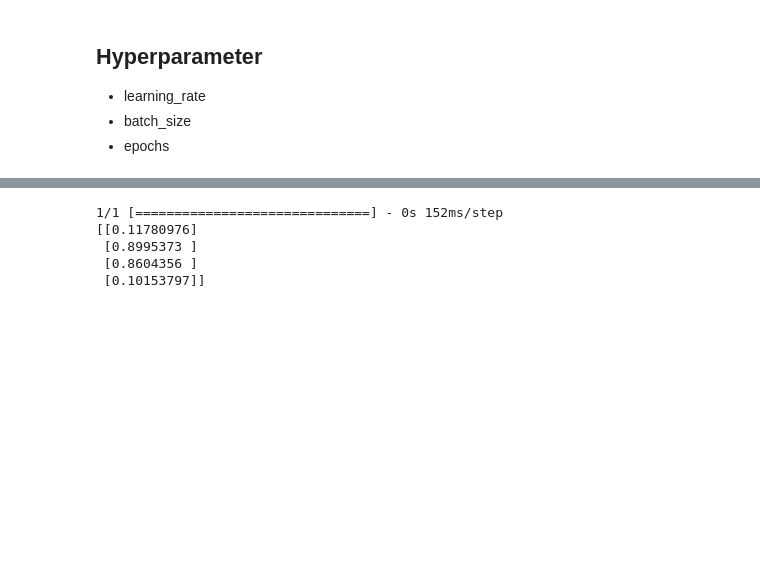
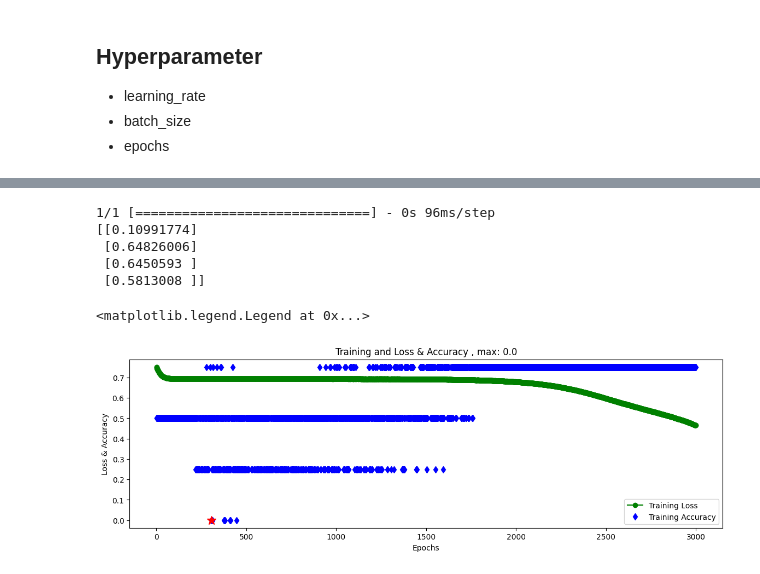
Before and after one commit to mixhub10/dl16, a Jupyter notebook: project/dl16_proj02_XOR_MLP.ipynb, the cells around one changed output, grey strips where cells are left out. Saved outputs shown, nothing was run; the diff lists cells and outputs as text; code cells hidden in the pictures; blank space fills up the shorter version.

```diff
--- a/project/dl16_proj02_XOR_MLP.ipynb
+++ b/project/dl16_proj02_XOR_MLP.ipynb
@@ -188,7 +188,9 @@ y_train = [[0], [1], [1], [0]]
 
 # MLP 모델을 정의
 model = tf.keras.models.Sequential([
-    tf.keras.layers.Dense(2, activation='sigmoid', input_shape=(2,)),
+    tf.keras.layers.Dense(10, activation='sigmoid', input_shape=(2,)),
+    tf.keras.layers.Dense(10, activation='sigmoid'),
+    tf.keras.layers.Dense(10, activation='sigmoid'),
     tf.keras.layers.Dense(1, activation='sigmoid')
 ])
 
@@ -196,8 +198,7 @@ model = tf.keras.models.Sequential([
 learning_rate = 0.1
 batch_size = 1
 epochs = 2000
-# %%
-
-# 모델을 컴파일
-model.compile(optimizer=tf.keras.optimizers.SGD(learning_rate),
-              loss=tf.keras.losses.mean_squared_error)
+# %%
+#optimizers = tf.keras.optimizers.SGD(learning_rate)
+# 모델을 컴파일
+model.compile( loss='binary_crossentropy',optimizer=tf.optimizers.Adam(lr=0.1), metrics = ['accuracy'])
@@ -204,5 +207,5 @@ model.compile(optimizer=tf.keras.optimizers.SGD(learning_rate),
 # %%
 
 # 모델을 학습
-model.fit(x_train, y_train, batch_size=batch_size, epochs=epochs)
+history = model.fit(x_train, y_train, batch_size=batch_size, epochs=epochs)
 # %% [output]
@@ -230,8 +232,30 @@ Epoch 2000/2000
 y_pred = model.predict(x_train)
 print(y_pred)
 # %% [output]
-1/1 [==============================] - 0s 152ms/step
-[[0.11780976]
- [0.8995373 ]
- [0.8604356 ]
- [0.10153797]]
+1/1 [==============================] - 0s 96ms/step
+[[0.10991774]
+ [0.64826006]
+ [0.6450593 ]
+ [0.5813008 ]]
+# %%
+# Training graph
+import matplotlib.pylab as plt
+history_dict = history.history
+loss = history_dict['loss']
+accuracy = history_dict['accuracy']
+
+epochs = range(1, len(loss) + 1)
+
+plt.figure(figsize=(14, 4))
+
+plt.subplot(1,1,1)
+plt.plot(epochs, loss, 'go-', label='Training Loss')
+plt.plot(epochs, accuracy, 'bd', label='Training Accuracy')
+plt.plot(np.argmin(np.array(accuracy))+1,accuracy[np.argmin(np.array(accuracy))], 'r*', ms=12)
+plt.title('Training and Loss & Accuracy , max: ' + str(np.round(accuracy[np.argmin(np.array(accuracy))],2)))
+plt.xlabel('Epochs')
+plt.ylabel('Loss & Accuracy')
+plt.legend()
+# %% [output]
+<matplotlib.legend.Legend at 0x...>
+[figure, added]
```
Also changed, not shown: parts of 2 cells of this notebook.
